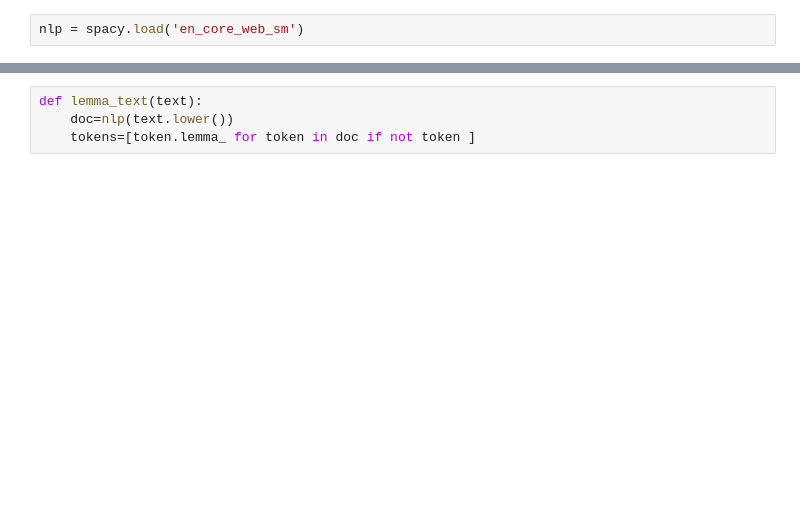
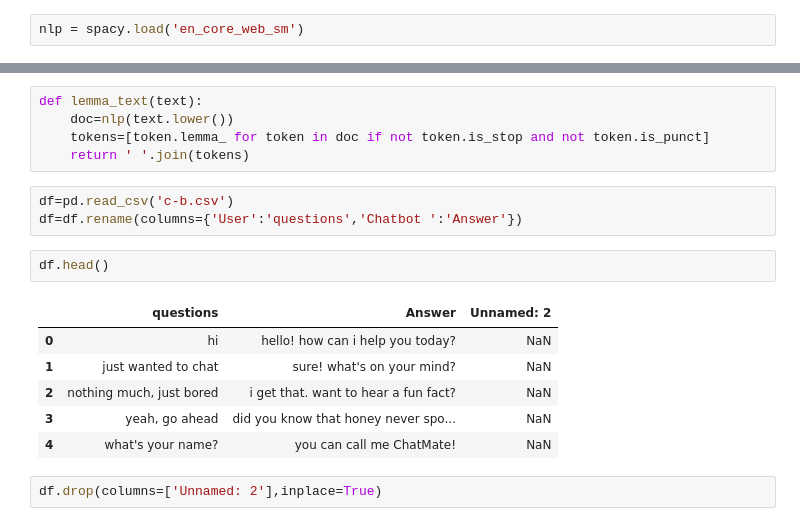
Before and after one commit to divyansh-git-max/Chatbot-V1, a Jupyter notebook: initial_req.ipynb, the cells around one changed output, grey strips where cells are left out. Cells and saved outputs as stored; diff of their text form; blank space fills up the shorter version.

```diff
--- a/initial_req.ipynb
+++ b/initial_req.ipynb
@@ -164,4 +165,19 @@ def preprocess(q):
 # %%
 def lemma_text(text):
     doc=nlp(text.lower())
-    tokens=[token.lemma_ for token in doc if not token ]
+    tokens=[token.lemma_ for token in doc if not token.is_stop and not token.is_punct]
+    return ' '.join(tokens)
+# %%
+df=pd.read_csv('c-b.csv')
+df=df.rename(columns={'User':'questions','Chatbot ':'Answer'})
+# %%
+df.head()
+# %% [output]
+|  | questions | Answer | Unnamed: 2 |
+| 0 | hi | hello! how can i help you today? | NaN |
+| 1 | just wanted to chat | sure! what's on your mind? | NaN |
+| 2 | nothing much, just bored | i get that. want to hear a fun fact? | NaN |
+| 3 | yeah, go ahead | did you know that honey never spo... | NaN |
+| 4 | what's your name? | you can call me ChatMate! | NaN |
+# %%
+df.drop(columns=['Unnamed: 2'],inplace=True)
```
Also changed, not shown: parts of 20 cells of this notebook.
